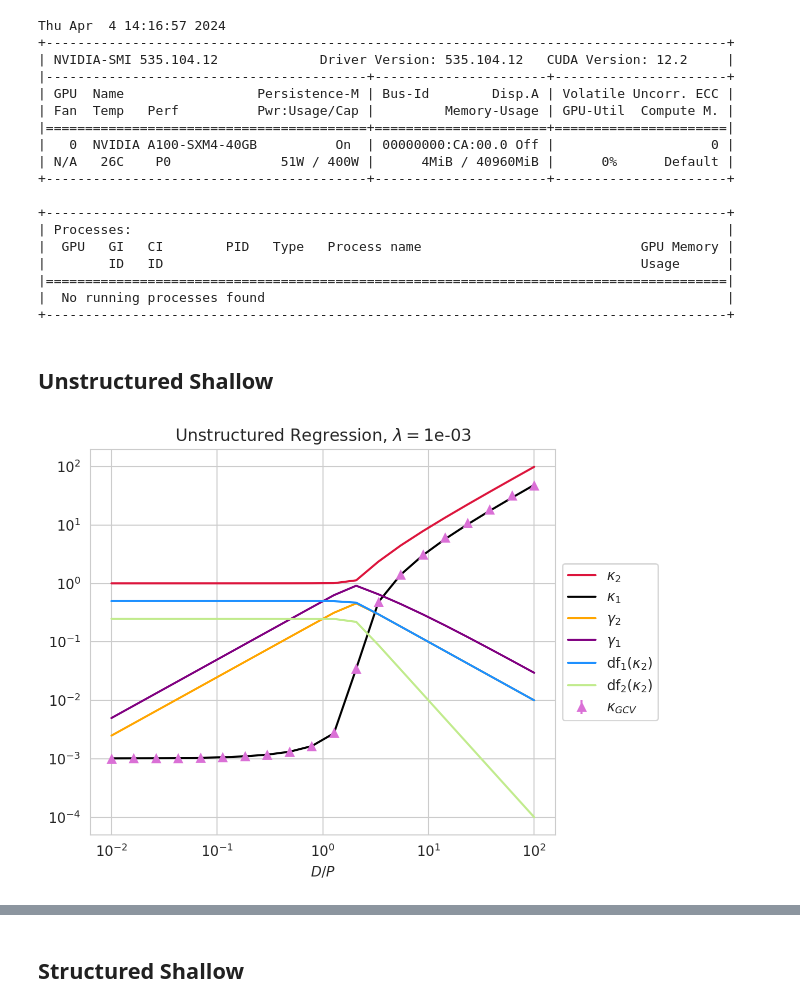
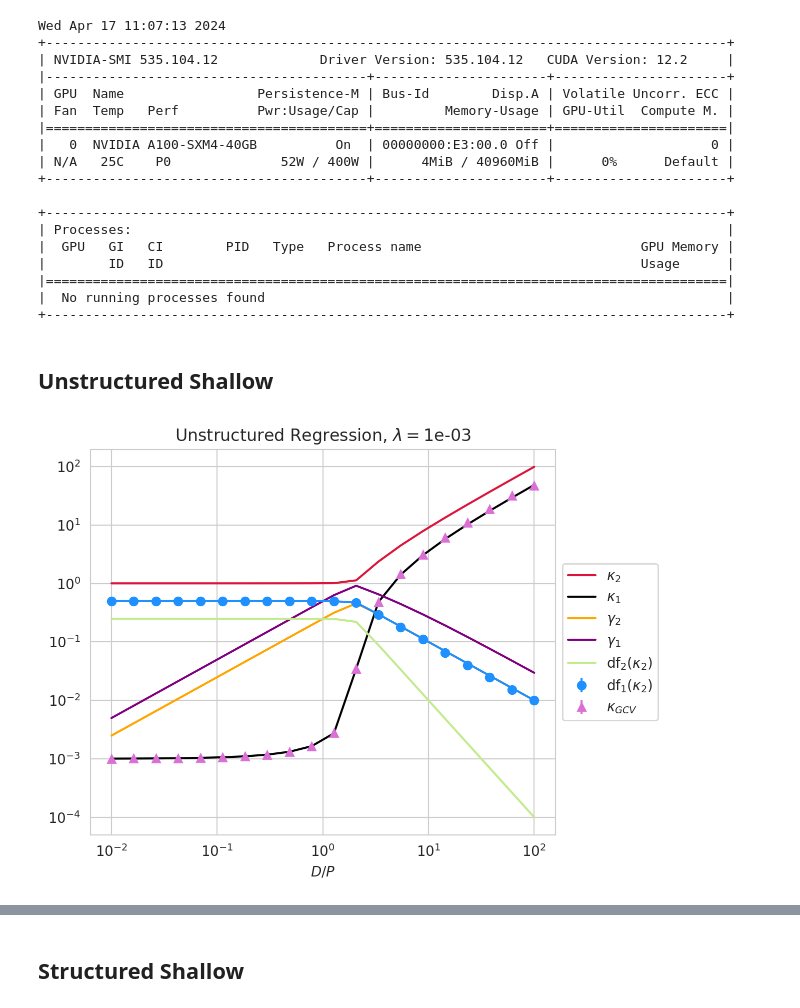
Before and after one commit to Pehlevan-Group/S_transform, a Jupyter notebook: linear_random_features.ipynb, the cells around one changed output, grey strips where cells are left out. Saved outputs shown, nothing was run; the diff lists cells and outputs as text; code cells hidden in the pictures.

```diff
--- a/linear_random_features.ipynb
+++ b/linear_random_features.ipynb
@@ -9,21 +9,24 @@ import pandas as pd
 from tqdm import tqdm
 from collections import defaultdict
 from scipy.optimize import fsolve, root, bisect
+import os
+if not os.path.exists('figures'):
+    os.makedirs('figures')
 
 %config InlineBackend.figure_format = 'retina'
 
 sns.set_style('whitegrid')
 !nvidia-smi
 # %% [output]
-Thu Apr  4 14:16:57 2024
+Wed Apr 17 11:07:13 2024
 +---------------------------------------------------------------------------------------+
 | NVIDIA-SMI 535.104.12             Driver Version: 535.104.12   CUDA Version: 12.2     |
 |-----------------------------------------+----------------------+----------------------+
 | GPU  Name                 Persistence-M | Bus-Id        Disp.A | Volatile Uncorr. ECC |
 | Fan  Temp   Perf          Pwr:Usage/Cap |         Memory-Usage | GPU-Util  Compute M. |
 |=========================================+======================+======================|
-|   0  NVIDIA A100-SXM4-40GB          On  | 00000000:CA:00.0 Off |                    0 |
-| N/A   26C    P0              51W / 400W |      4MiB / 40960MiB |      0%      Default |
+|   0  NVIDIA A100-SXM4-40GB          On  | 00000000:E3:00.0 Off |                    0 |
+| N/A   25C    P0              52W / 400W |      4MiB / 40960MiB |      0%      Default |
 +-----------------------------------------+----------------------+----------------------+
 
 +---------------------------------------------------------------------------------------+
@@ -275,18 +273,15 @@ sigma_epsilon = 0.25
 
 D = 200
 N = 100
-num_F_seeds = 40
-num_X_seeds = 40
+num_F_seeds = 25
+num_X_seeds = 25
 
-b1 = 0.0
-b2 = 0.0
-a = 0.0
 lamb = 1e-3
 
-etasX = jnp.arange(1, D+1)**(-b1)
-etasF = jnp.arange(1, N+1)**(-b2)
+etasX = jnp.arange(1, D+1)**(-0.0)
+etasF = jnp.arange(1, N+1)**(-0.0)
 SX = jnp.diag(etasX)
-w = jnp.arange(1, D+1)**(-(a-b1)/2)
+w = jnp.arange(1, D+1)**(-0.0)
 w = w / jnp.sqrt(jnp.sum(w**2))
 
 X_te_key = random.PRNGKey(0)
@@ -296,29 +291,28 @@ y_te = X_te @ w
 expt = simulate_theory([D, N], qs, lamb, sigma_epsilon, etasX, [etasF], w, X_te, y_te, num_X_seeds, num_F_seeds)
 
 qs2 = qs
-thry = solve_theory([D, N], qs2, lamb, sigma_epsilon, etasX, [etasF], w)
+thry = solve_theory([D, N], qs2, lamb, sigma_epsilon, etasX, [etasF], w, anneal_steps=4)
 # %%
 sns.set_palette('rainbow', n_colors=7)
 plt.figure(figsize=(6, 5))
 plt.plot(qs2, thry['kappa2'], label="$\\kappa_2$", c='crimson')
 plt.plot(qs2, thry['kappa1'], label="$\\kappa_1$", c='k')
 plt.plot(qs2, thry['gamma2'], label="$\\gamma_2$", c='orange')
 plt.plot(qs2, thry['gamma1'], label="$\\gamma_1$", c='purple')
-plt.plot(qs2, thry['df1k2'], label="df$_1(\\kappa_2)$", c='dodgerblue')
+plt.plot(qs2, thry['df1k2'],  c='dodgerblue')
+plt.errorbar(qs2, expt['df1'], expt['df1_std'], marker='o', linestyle="", label="df$_1(\\kappa_2)$", c='dodgerblue')
 plt.plot(qs2, thry['df2k2'], label="df$_2(\\kappa_2)$", c='C4')
+
 plt.errorbar(qs, expt['kappa_GCV'], expt['kappa_GCV_std'], label="$\\kappa_{GCV}$", c='orchid', marker='^', linestyle="")
-
-# plt.plot(qs2, dlogk2k1, label="dlogk2k1", c='C1')
-# plt.errorbar(qs2, [np.mean(df1_empirical[q]) for q in qs], [np.std(df1_empirical[q]) for q in qs] , marker='o', linestyle="", label="df$_1$ emp", c='dodgerblue')
 
 plt.legend(loc='center left', bbox_to_anchor=(1, 0.5))
 plt.xscale('log')
 plt.yscale('log')
 plt.xlabel(r'$D/P$')
 plt.title(f"Unstructured Regression, $\\lambda=${lamb:.0e}")
 plt.savefig('figures/LRF_unstructured_params.pdf', bbox_inches='tight')
 # %% [output]
-[figure, old version]
+[figure, new version]
 # %%
 keys = ['Eg', 'Etr', 'Bias', 'VarX', 'VarF', 'VarXF', 'VarXe', 'VarXFe']
 colors = ['k', 'b', 'forestgreen', 'orange', 'purple', 'pink', 'crimson', 'coral']
```
Also changed, not shown: parts of 20 cells of this notebook, 1 other file.
